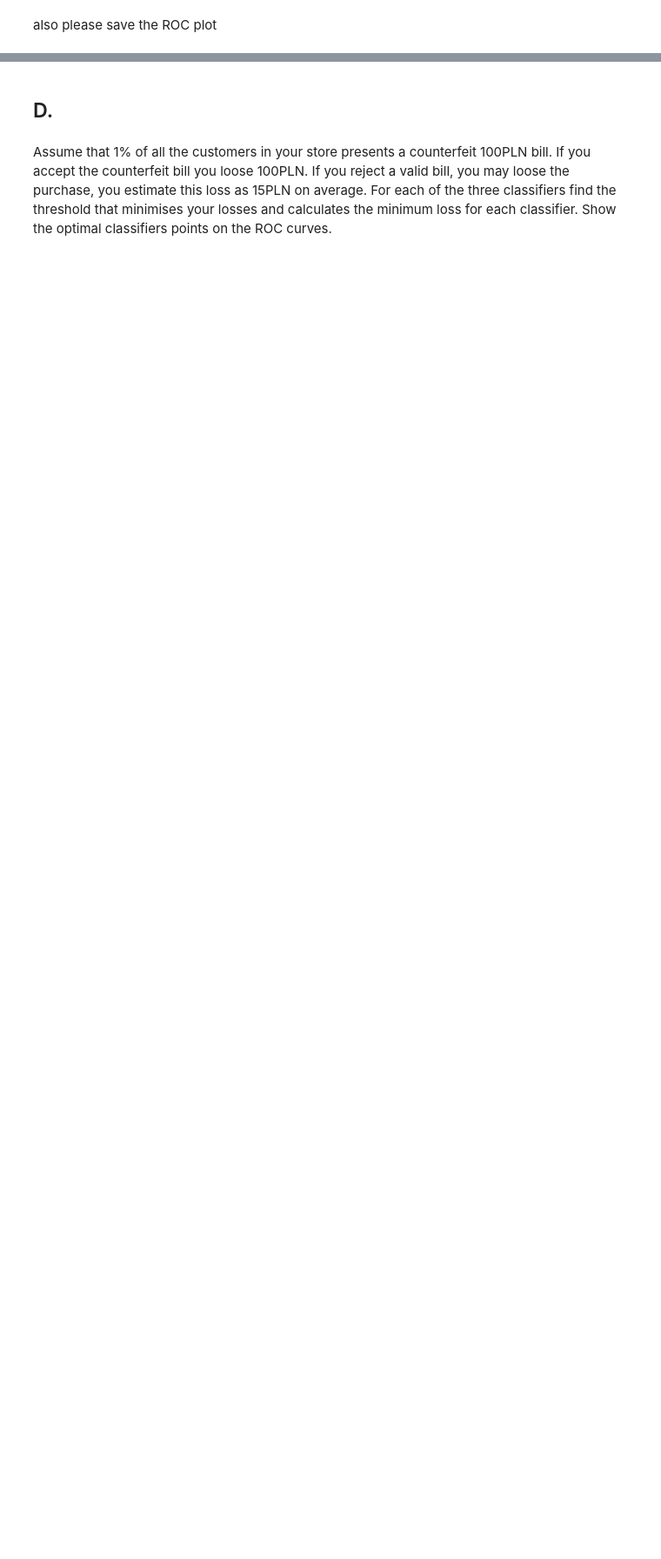
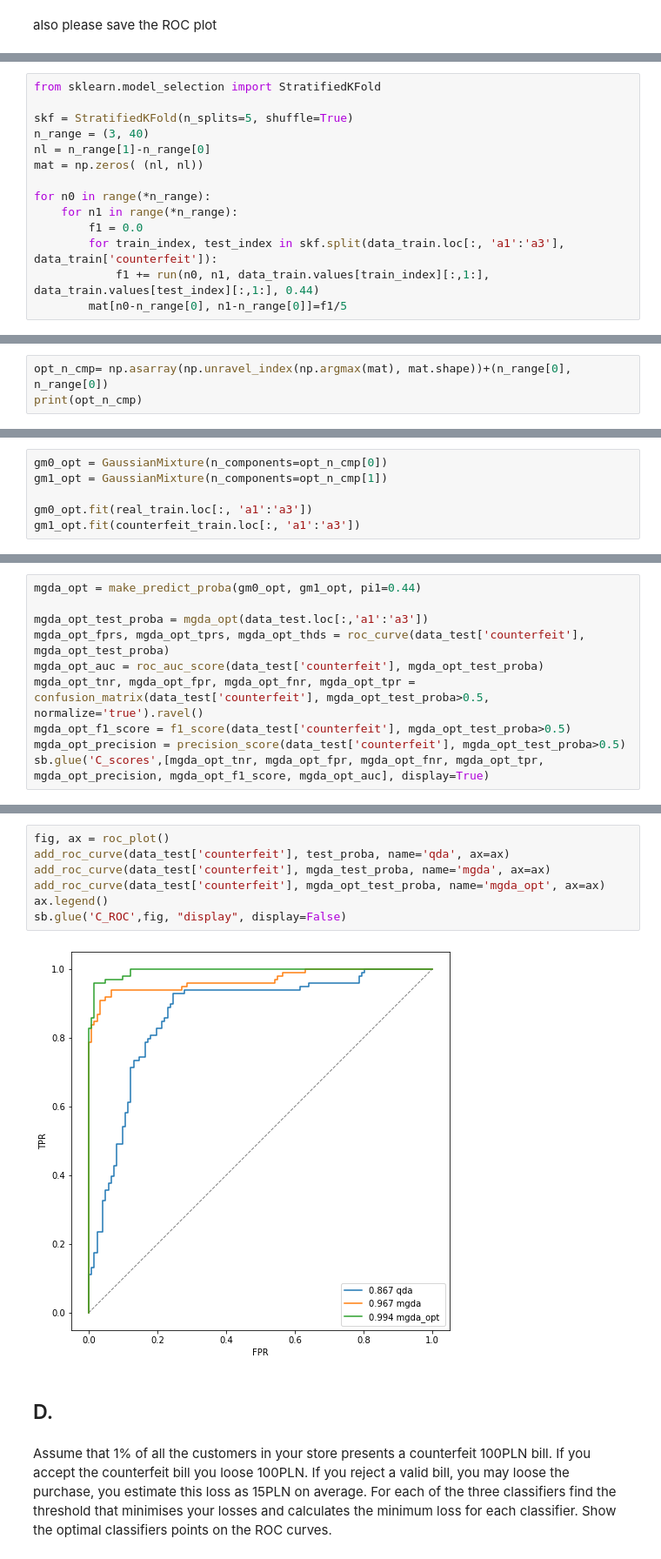
Before and after one commit to MikolajMGT/machine-learning, a Jupyter notebook: part_II/Banknotes/banknotes.ipynb, the cells around one changed output, grey strips where cells are left out. Shown: that part at 87% size. Cells and saved outputs as stored; diff of their text form; blank space fills up the shorter version.

```diff
--- a/part_II/Banknotes/banknotes.ipynb
+++ b/part_II/Banknotes/banknotes.ipynb
@@ -81,0 +185,14 @@ sb.glue('C_ROC',fig, "display", display=False);
+# %%
+from sklearn.model_selection import StratifiedKFold
+
+skf = StratifiedKFold(n_splits=5, shuffle=True)
+n_range = (3, 40)
+nl = n_range[1]-n_range[0]
+mat = np.zeros( (nl, nl))
+
+for n0 in range(*n_range):
+    for n1 in range(*n_range):
+        f1 = 0.0
+        for train_index, test_index in skf.split(data_train.loc[:, 'a1':'a3'], data_train['counterfeit']):
+            f1 += run(n0, n1, data_train.values[train_index][:,1:], data_train.values[test_index][:,1:], 0.44)
+        mat[n0-n_range[0], n1-n_range[0]]=f1/5
@@ -81,0 +220,3 @@ sb.glue('C_ROC',fig, "display", display=False);
+# %%
+opt_n_cmp= np.asarray(np.unravel_index(np.argmax(mat), mat.shape))+(n_range[0], n_range[0])
+print(opt_n_cmp)
@@ -81,0 +225,6 @@ sb.glue('C_ROC',fig, "display", display=False);
+# %%
+gm0_opt = GaussianMixture(n_components=opt_n_cmp[0])
+gm1_opt = GaussianMixture(n_components=opt_n_cmp[1])
+
+gm0_opt.fit(real_train.loc[:, 'a1':'a3'])
+gm1_opt.fit(counterfeit_train.loc[:, 'a1':'a3'])
@@ -81,0 +233,10 @@ sb.glue('C_ROC',fig, "display", display=False);
+# %%
+mgda_opt = make_predict_proba(gm0_opt, gm1_opt, pi1=0.44)
+
+mgda_opt_test_proba = mgda_opt(data_test.loc[:,'a1':'a3'])
+mgda_opt_fprs, mgda_opt_tprs, mgda_opt_thds = roc_curve(data_test['counterfeit'], mgda_opt_test_proba)
+mgda_opt_auc = roc_auc_score(data_test['counterfeit'], mgda_opt_test_proba)
+mgda_opt_tnr, mgda_opt_fpr, mgda_opt_fnr, mgda_opt_tpr = confusion_matrix(data_test['counterfeit'], mgda_opt_test_proba>0.5, normalize='true').ravel()
+mgda_opt_f1_score = f1_score(data_test['counterfeit'], mgda_opt_test_proba>0.5)
+mgda_opt_precision = precision_score(data_test['counterfeit'], mgda_opt_test_proba>0.5)
+sb.glue('C_scores',[mgda_opt_tnr, mgda_opt_fpr, mgda_opt_fnr, mgda_opt_tpr, mgda_opt_precision, mgda_opt_f1_score, mgda_opt_auc], display=True)
@@ -82,3 +251,12 @@ sb.glue('C_ROC',fig, "display", display=False);
+# %%
+fig, ax = roc_plot()
+add_roc_curve(data_test['counterfeit'], test_proba, name='qda', ax=ax)
+add_roc_curve(data_test['counterfeit'], mgda_test_proba, name='mgda', ax=ax)
+add_roc_curve(data_test['counterfeit'], mgda_opt_test_proba, name='mgda_opt', ax=ax)
+ax.legend()
+sb.glue('C_ROC',fig, "display", display=False)
+# %% [output]
+[figure, added]
 # %% [markdown]
 ## D.
 # %% [markdown]
```
Also changed, not shown: parts of 35 cells of this notebook, 6 other files.
